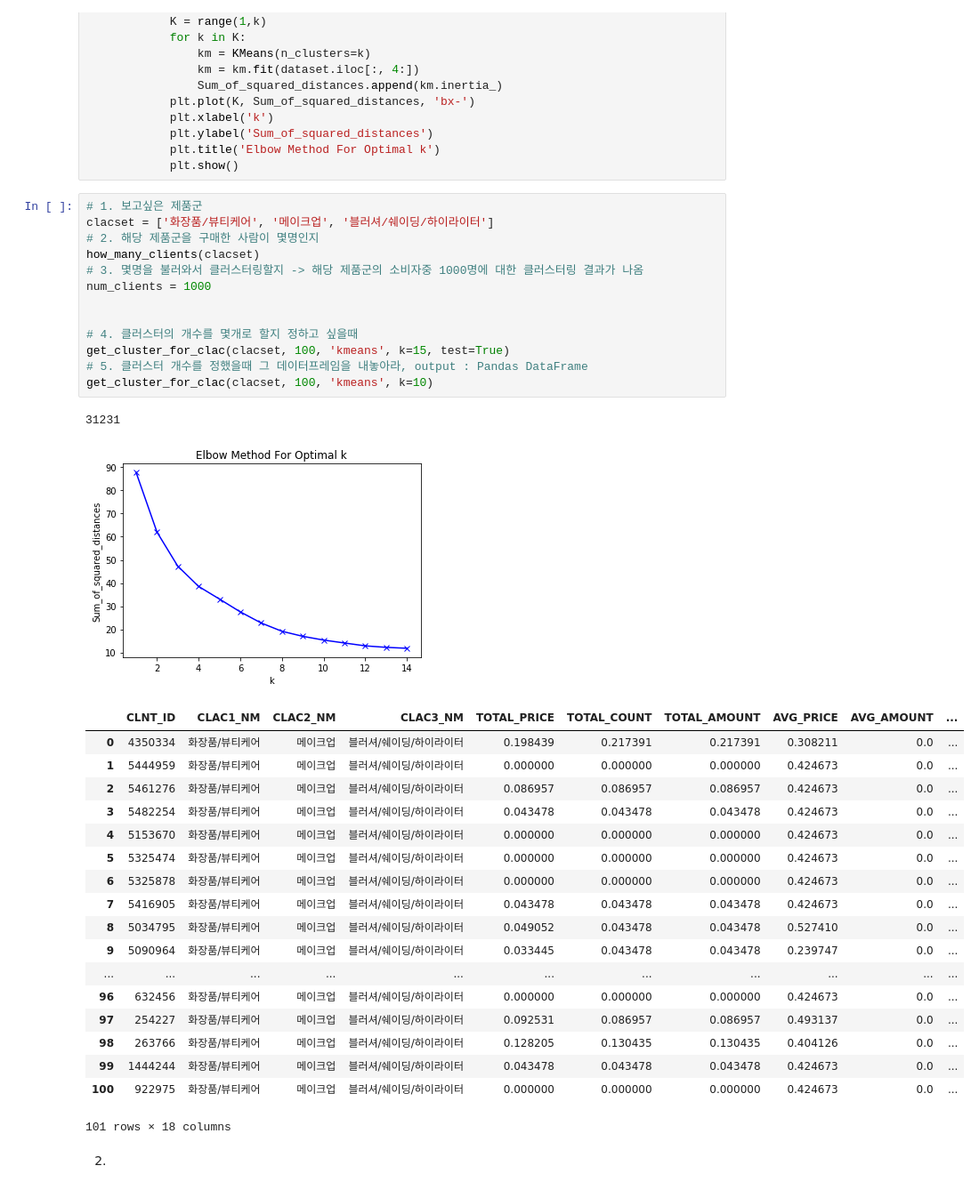
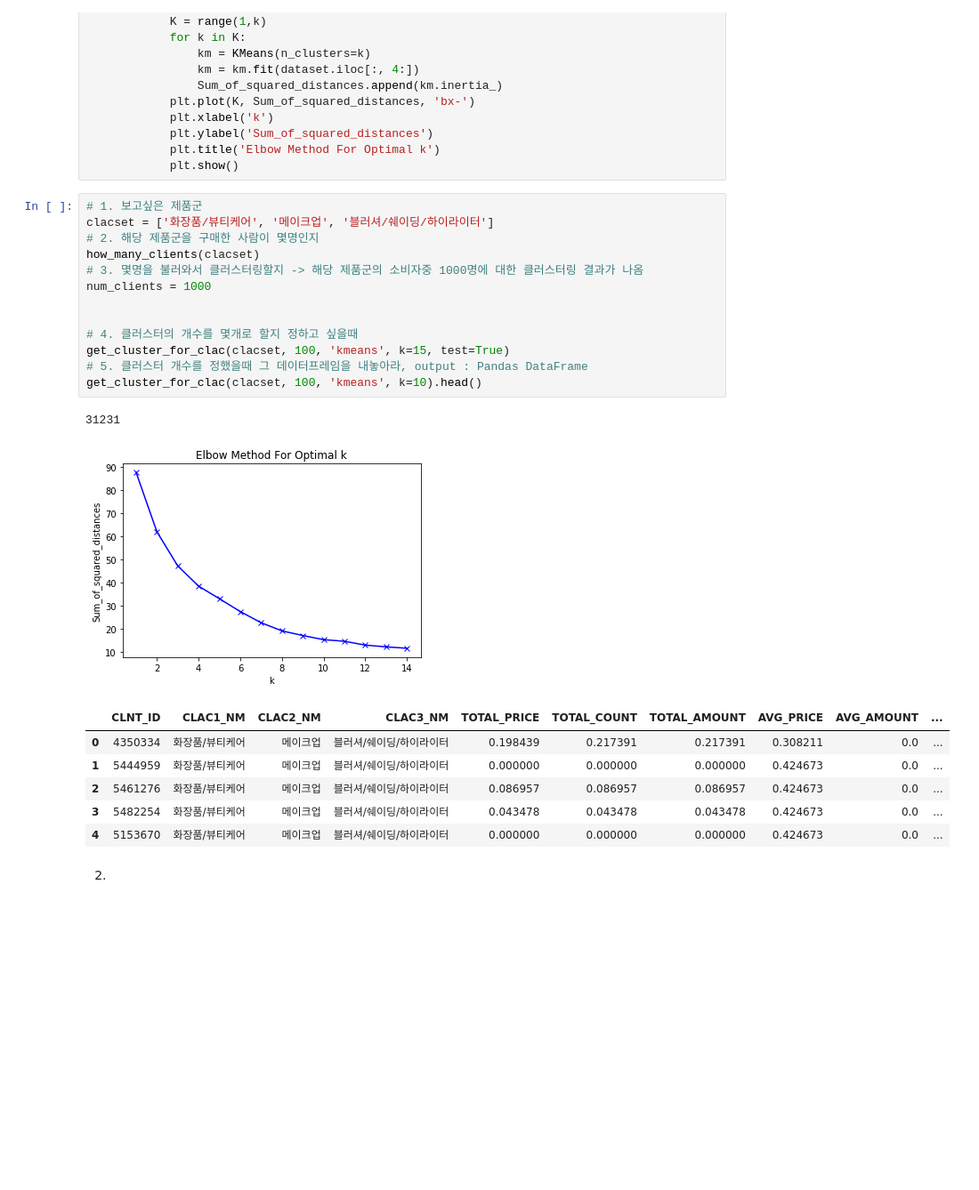
Before and after one commit to hyeon95y/Trend_Predicting, a Jupyter notebook: Customer Segmentation.ipynb, the cells around one changed output. Shown: that part at 89% size. Cells and saved outputs as stored; diff of their text form; blank space fills up the shorter version.

```diff
--- a/Customer Segmentation.ipynb
+++ b/Customer Segmentation.ipynb
@@ -372,36 +372,24 @@ def get_cluster_for_clac(clacset, num_clients, method, test=False, k=0) :
 # %%
 # 1. 보고싶은 제품군
 clacset = ['화장품/뷰티케어', '메이크업', '블러셔/쉐이딩/하이라이터']
 # 2. 해당 제품군을 구매한 사람이 몇명인지
 how_many_clients(clacset)
 # 3. 몇명을 불러와서 클러스터링할지 -> 해당 제품군의 소비자중 1000명에 대한 클러스터링 결과가 나옴
 num_clients = 1000
 
 
 # 4. 클러스터의 개수를 몇개로 할지 정하고 싶을때
 get_cluster_for_clac(clacset, 100, 'kmeans', k=15, test=True)
 # 5. 클러스터 개수를 정했을때 그 데이터프레임을 내놓아라, output : Pandas DataFrame
-get_cluster_for_clac(clacset, 100, 'kmeans', k=10)
+get_cluster_for_clac(clacset, 100, 'kmeans', k=10).head()
 # %% [output]
 31231
 [figure]
 |  | CLNT_ID | CLAC1_NM | CLAC2_NM | CLAC3_NM | TOTAL_PRICE | TOTAL_COUNT | TOTAL_AMOUNT | AVG_PRICE | AVG_AMOUNT | ... |
 | 0 | 4350334 | 화장품/뷰티케어 | 메이크업 | 블러셔/쉐이딩/하이라이터 | 0.198439 | 0.217391 | 0.217391 | 0.308211 | 0.0 | ... |
 | 1 | 5444959 | 화장품/뷰티케어 | 메이크업 | 블러셔/쉐이딩/하이라이터 | 0.000000 | 0.000000 | 0.000000 | 0.424673 | 0.0 | ... |
 | 2 | 5461276 | 화장품/뷰티케어 | 메이크업 | 블러셔/쉐이딩/하이라이터 | 0.086957 | 0.086957 | 0.086957 | 0.424673 | 0.0 | ... |
 | 3 | 5482254 | 화장품/뷰티케어 | 메이크업 | 블러셔/쉐이딩/하이라이터 | 0.043478 | 0.043478 | 0.043478 | 0.424673 | 0.0 | ... |
 | 4 | 5153670 | 화장품/뷰티케어 | 메이크업 | 블러셔/쉐이딩/하이라이터 | 0.000000 | 0.000000 | 0.000000 | 0.424673 | 0.0 | ... |
-| 5 | 5325474 | 화장품/뷰티케어 | 메이크업 | 블러셔/쉐이딩/하이라이터 | 0.000000 | 0.000000 | 0.000000 | 0.424673 | 0.0 | ... |
-| 6 | 5325878 | 화장품/뷰티케어 | 메이크업 | 블러셔/쉐이딩/하이라이터 | 0.000000 | 0.000000 | 0.000000 | 0.424673 | 0.0 | ... |
-| 7 | 5416905 | 화장품/뷰티케어 | 메이크업 | 블러셔/쉐이딩/하이라이터 | 0.043478 | 0.043478 | 0.043478 | 0.424673 | 0.0 | ... |
-| 8 | 5034795 | 화장품/뷰티케어 | 메이크업 | 블러셔/쉐이딩/하이라이터 | 0.049052 | 0.043478 | 0.043478 | 0.527410 | 0.0 | ... |
-| 9 | 5090964 | 화장품/뷰티케어 | 메이크업 | 블러셔/쉐이딩/하이라이터 | 0.033445 | 0.043478 | 0.043478 | 0.239747 | 0.0 | ... |
-| ... | ... | ... | ... | ... | ... | ... | ... | ... | ... | ... |
-| 96 | 632456 | 화장품/뷰티케어 | 메이크업 | 블러셔/쉐이딩/하이라이터 | 0.000000 | 0.000000 | 0.000000 | 0.424673 | 0.0 | ... |
-| 97 | 254227 | 화장품/뷰티케어 | 메이크업 | 블러셔/쉐이딩/하이라이터 | 0.092531 | 0.086957 | 0.086957 | 0.493137 | 0.0 | ... |
-| 98 | 263766 | 화장품/뷰티케어 | 메이크업 | 블러셔/쉐이딩/하이라이터 | 0.128205 | 0.130435 | 0.130435 | 0.404126 | 0.0 | ... |
-| 99 | 1444244 | 화장품/뷰티케어 | 메이크업 | 블러셔/쉐이딩/하이라이터 | 0.043478 | 0.043478 | 0.043478 | 0.424673 | 0.0 | ... |
-| 100 | 922975 | 화장품/뷰티케어 | 메이크업 | 블러셔/쉐이딩/하이라이터 | 0.000000 | 0.000000 | 0.000000 | 0.424673 | 0.0 | ... |
-101 rows × 18 columns
 # %% [markdown]
 2)
```
Also changed, not shown: 1 other file.
